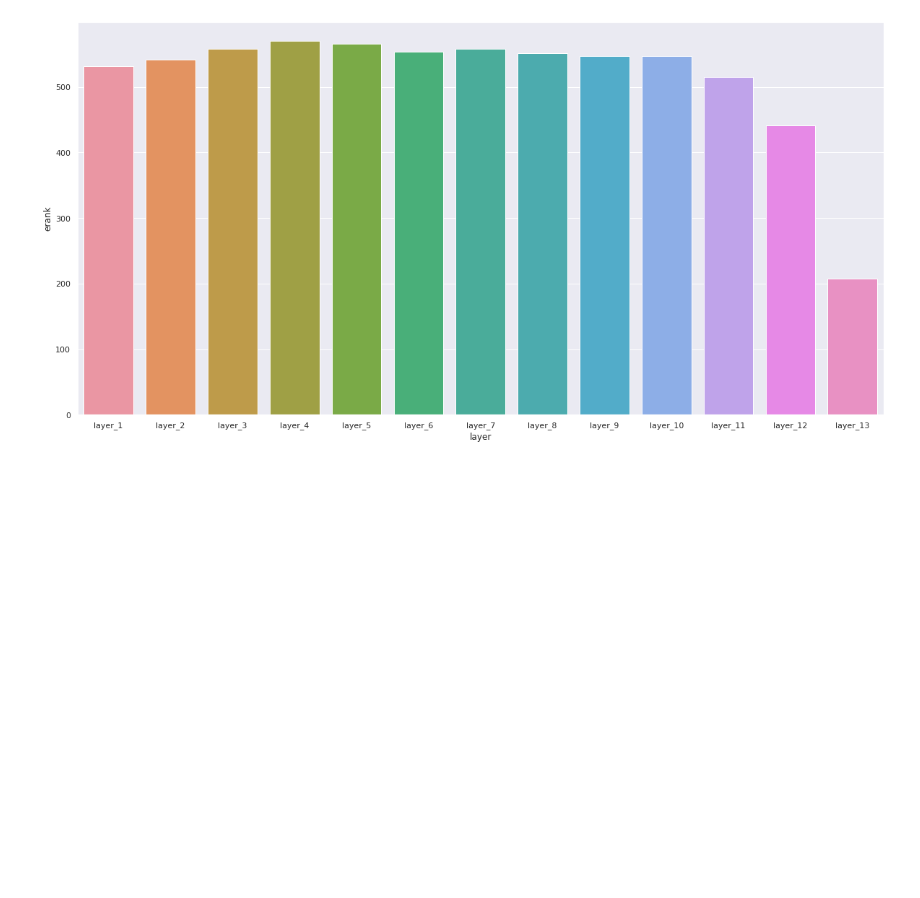
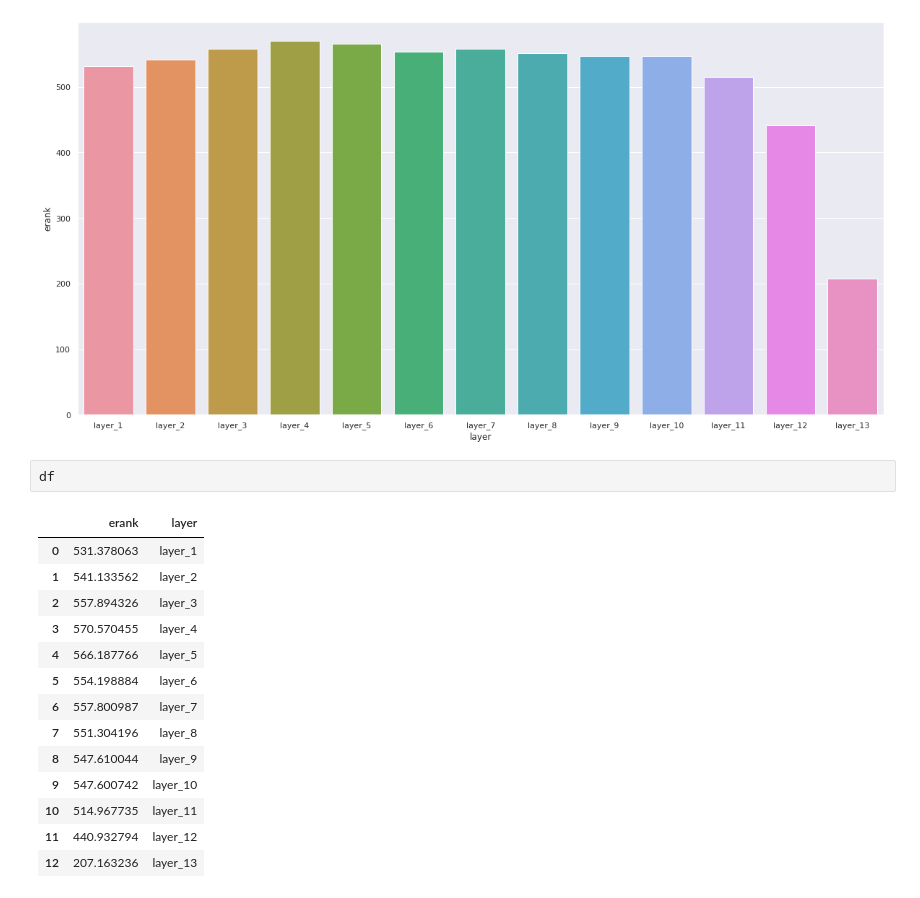
Before and after one commit to lolofo/pir_irisa_insa, a Jupyter notebook: fine_tuning_study.ipynb, the cells around one changed output. Cells and saved outputs as stored; diff of their text form; blank space fills up the shorter version.

```diff
--- a/fine_tuning_study.ipynb
+++ b/fine_tuning_study.ipynb
@@ -362,3 +377,20 @@ sns.barplot(x = "layer" , y = "erank" , data = df)
 # %% [output]
 <AxesSubplot:xlabel='layer', ylabel='erank'>
 [figure]
+# %%
+df
+# %% [output]
+|  | erank | layer |
+| 0 | 531.378063 | layer_1 |
+| 1 | 541.133562 | layer_2 |
+| 2 | 557.894326 | layer_3 |
+| 3 | 570.570455 | layer_4 |
+| 4 | 566.187766 | layer_5 |
+| 5 | 554.198884 | layer_6 |
+| 6 | 557.800987 | layer_7 |
+| 7 | 551.304196 | layer_8 |
+| 8 | 547.610044 | layer_9 |
+| 9 | 547.600742 | layer_10 |
+| 10 | 514.967735 | layer_11 |
+| 11 | 440.932794 | layer_12 |
+| 12 | 207.163236 | layer_13 |
```
Also changed, not shown: parts of 7 cells of this notebook, 4 other files.
